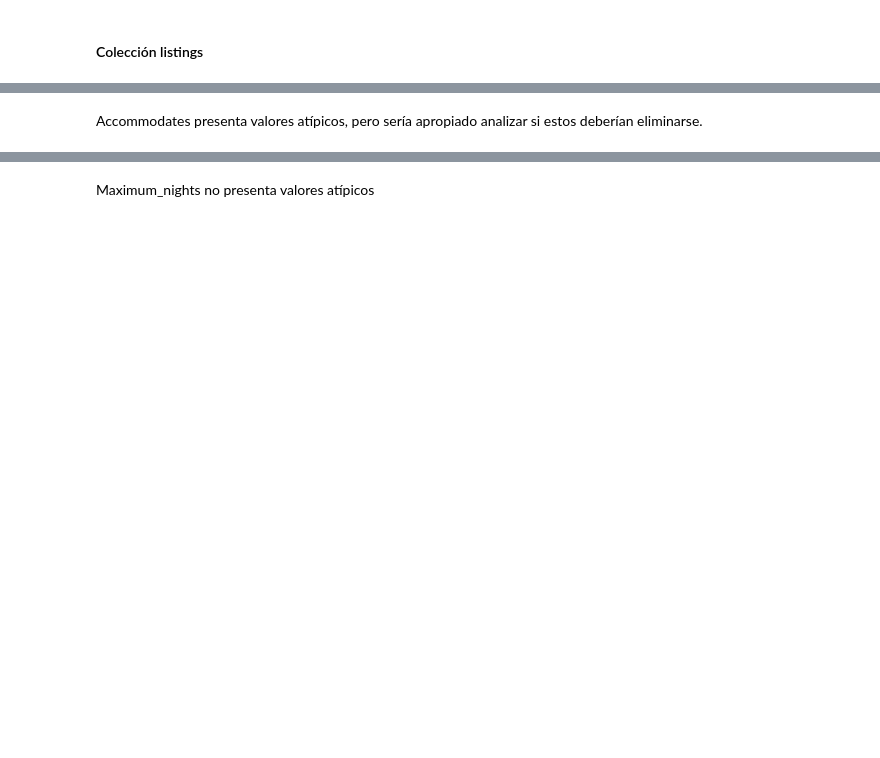
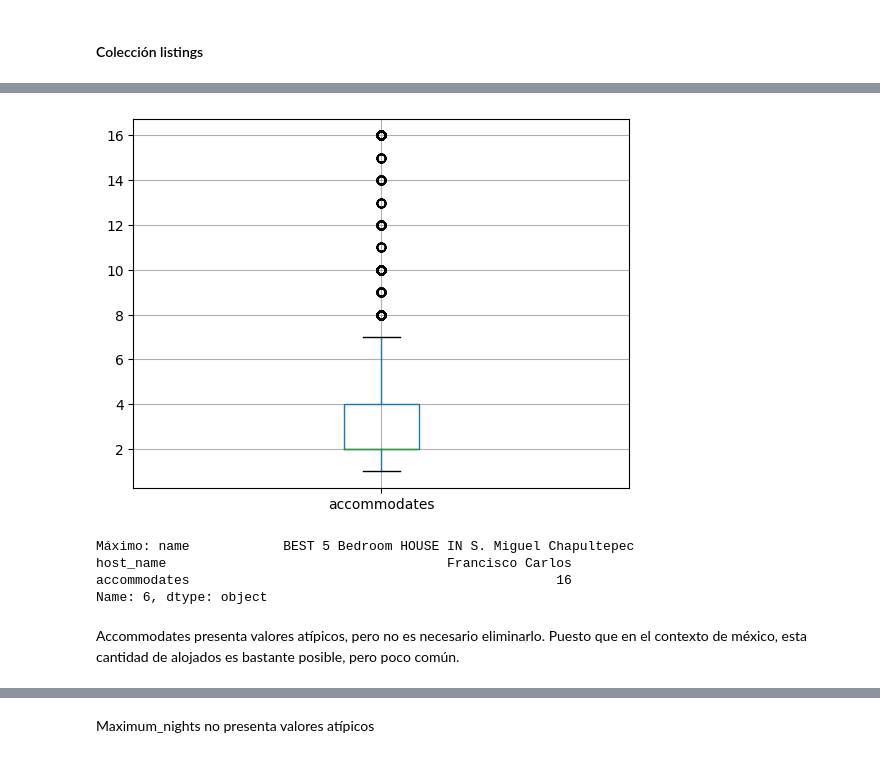
Before and after one commit to EmilianoVS09/Parcial2BI, a Jupyter notebook: notebooks/Parcial2ETLAirBNB.ipynb, the cells around one changed output, grey strips where cells are left out. Saved outputs shown, nothing was run; the diff lists cells and outputs as text; code cells hidden in the pictures; blank space fills up the shorter version.

```diff
--- a/notebooks/Parcial2ETLAirBNB.ipynb
+++ b/notebooks/Parcial2ETLAirBNB.ipynb
@@ -778,11 +658,18 @@ Price presenta valores atípicos. Esto es debido a que, analizando el nombre del
 # %%
 #Boxplot accommodates
-df_listings_copy.boxplot(column='accommodates')
+lst.boxplot(column='accommodates')
 plt.show()
+# %% [output]
+[figure, added]
 # %%
 #Revisar el valor máximo de la columna
-print("Máximo:", df_listings_copy.loc[df_listings_copy['accommodates'].idxmax(),['name', 'host_name', 'accommodates']])
+print("Máximo:", lst.loc[lst['accommodates'].idxmax(),['name', 'host_name', 'accommodates']])
+# %% [output]
+Máximo: name            BEST 5 Bedroom HOUSE IN S. Miguel Chapultepec
+host_name                                    Francisco Carlos
+accommodates                                               16
+Name: 6, dtype: object
 # %% [markdown]
-Accommodates presenta valores atípicos, pero sería apropiado analizar si estos deberían eliminarse.
+Accommodates presenta valores atípicos, pero no es necesario eliminarlo. Puesto que en el contexto de méxico, esta cantidad de alojados es bastante posible, pero poco común.
 # %%
 #Boxplot bedrooms
```
Also changed, not shown: parts of 63 cells of this notebook, 1 other file.
